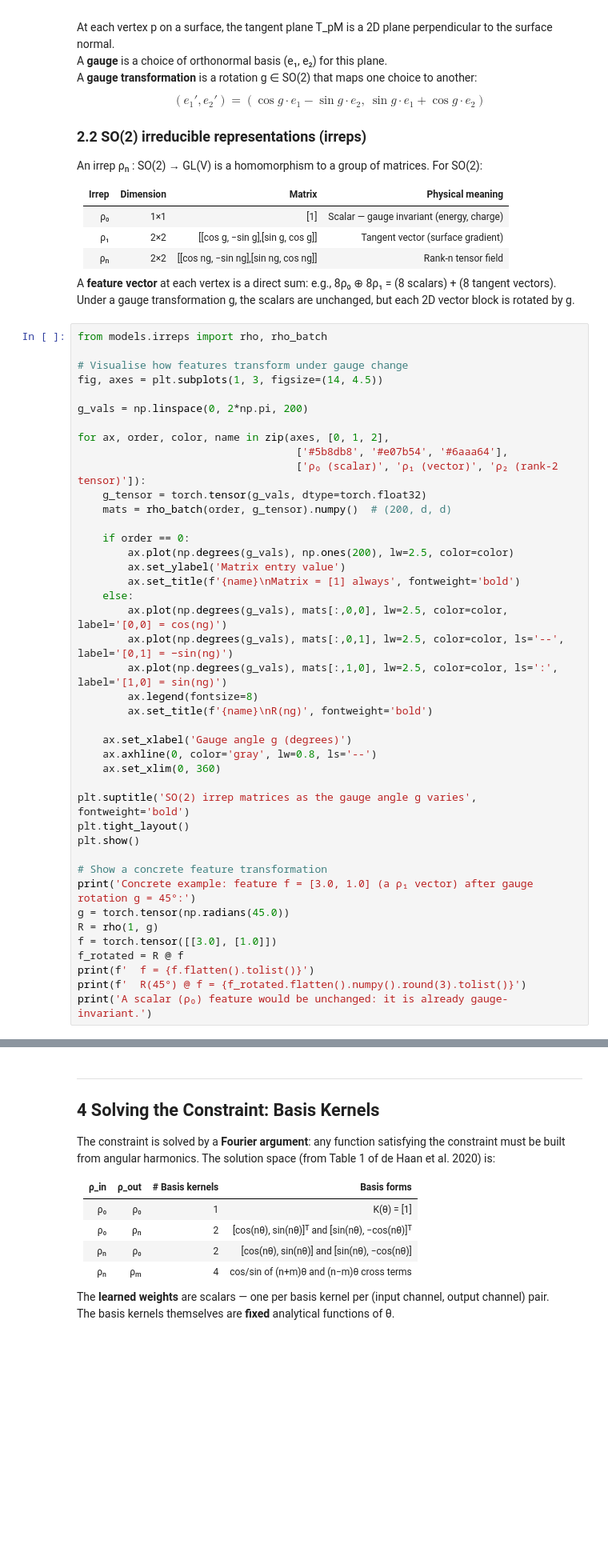
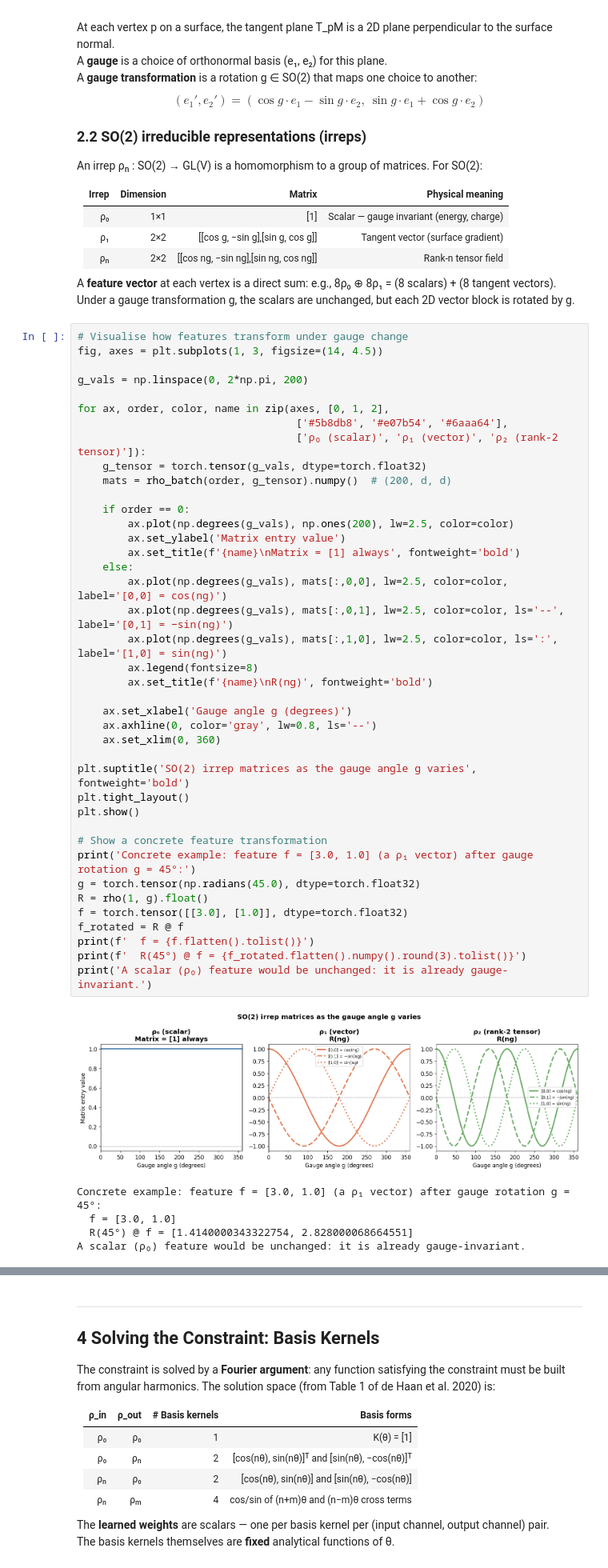
Before and after one commit to aumrawal/Drug_Target_GDL-TDA, a Jupyter notebook: notebooks/02_GDL_GEM_gauge_theory.ipynb, the cells around one changed output, grey strips where cells are left out. Shown at 80% size. Cells and saved outputs as stored; diff of their text form; blank space fills up the shorter version.

```diff
--- a/notebooks/02_GDL_GEM_gauge_theory.ipynb
+++ b/notebooks/02_GDL_GEM_gauge_theory.ipynb
@@ -106,8 +112,6 @@ An irrep ρₙ : SO(2) → GL(V) is a homomorphism to a group of matrices. For S
 A **feature vector** at each vertex is a direct sum: e.g., 8ρ₀ ⊕ 8ρ₁ = (8 scalars) + (8 tangent vectors).
 Under a gauge transformation g, the scalars are unchanged, but each 2D vector block is rotated by g.
 # %%
-from models.irreps import rho, rho_batch
-
 # Visualise how features transform under gauge change
 fig, axes = plt.subplots(1, 3, figsize=(14, 4.5))
 
@@ -117,36 +121,42 @@ for ax, order, color, name in zip(axes, [0, 1, 2],
                                    ['#5b8db8', '#e07b54', '#6aaa64'],
                                    ['ρ₀ (scalar)', 'ρ₁ (vector)', 'ρ₂ (rank-2 tensor)']):
     g_tensor = torch.tensor(g_vals, dtype=torch.float32)
     mats = rho_batch(order, g_tensor).numpy()  # (200, d, d)
 
     if order == 0:
         ax.plot(np.degrees(g_vals), np.ones(200), lw=2.5, color=color)
         ax.set_ylabel('Matrix entry value')
         ax.set_title(f'{name}\nMatrix = [1] always', fontweight='bold')
     else:
         ax.plot(np.degrees(g_vals), mats[:,0,0], lw=2.5, color=color,  label='[0,0] = cos(ng)')
         ax.plot(np.degrees(g_vals), mats[:,0,1], lw=2.5, color=color, ls='--', label='[0,1] = −sin(ng)')
         ax.plot(np.degrees(g_vals), mats[:,1,0], lw=2.5, color=color, ls=':',  label='[1,0] = sin(ng)')
         ax.legend(fontsize=8)
         ax.set_title(f'{name}\nR(ng)', fontweight='bold')
 
     ax.set_xlabel('Gauge angle g (degrees)')
     ax.axhline(0, color='gray', lw=0.8, ls='--')
     ax.set_xlim(0, 360)
 
 plt.suptitle('SO(2) irrep matrices as the gauge angle g varies', fontweight='bold')
 plt.tight_layout()
 plt.show()
 
 # Show a concrete feature transformation
 print('Concrete example: feature f = [3.0, 1.0] (a ρ₁ vector) after gauge rotation g = 45°:')
-g = torch.tensor(np.radians(45.0))
-R = rho(1, g)
-f = torch.tensor([[3.0], [1.0]])
+g = torch.tensor(np.radians(45.0), dtype=torch.float32)
+R = rho(1, g).float()
+f = torch.tensor([[3.0], [1.0]], dtype=torch.float32)
 f_rotated = R @ f
 print(f'  f = {f.flatten().tolist()}')
 print(f'  R(45°) @ f = {f_rotated.flatten().numpy().round(3).tolist()}')
 print('A scalar (ρ₀) feature would be unchanged: it is already gauge-invariant.')
+# %% [output]
+[figure, added]
+Concrete example: feature f = [3.0, 1.0] (a ρ₁ vector) after gauge rotation g = 45°:
+  f = [3.0, 1.0]
+  R(45°) @ f = [1.4140000343322754, 2.828000068664551]
+A scalar (ρ₀) feature would be unchanged: it is already gauge-invariant.
 # %%
 # Visualise what 8ρ₀ ⊕ 8ρ₁ looks like in practice — under a gauge change
 from models.irreps import feature_dim
```
Also changed, not shown: parts of 4 cells of this notebook, 10 other files.
